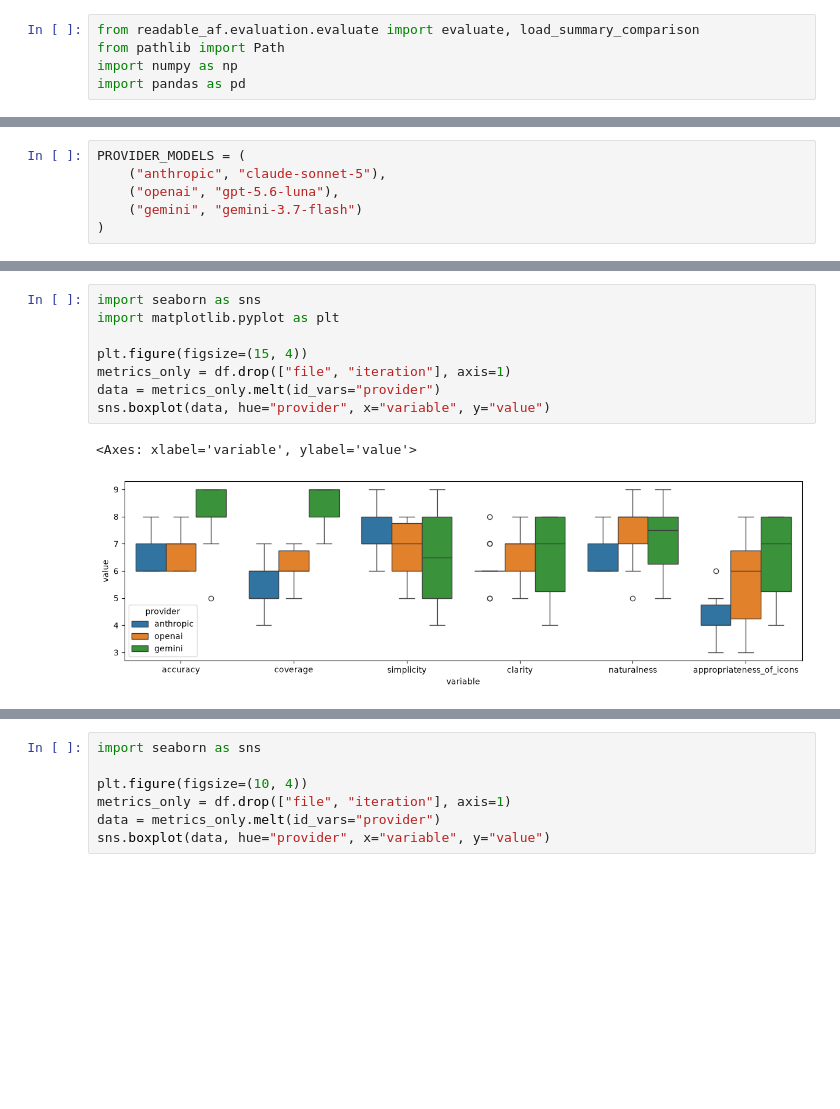
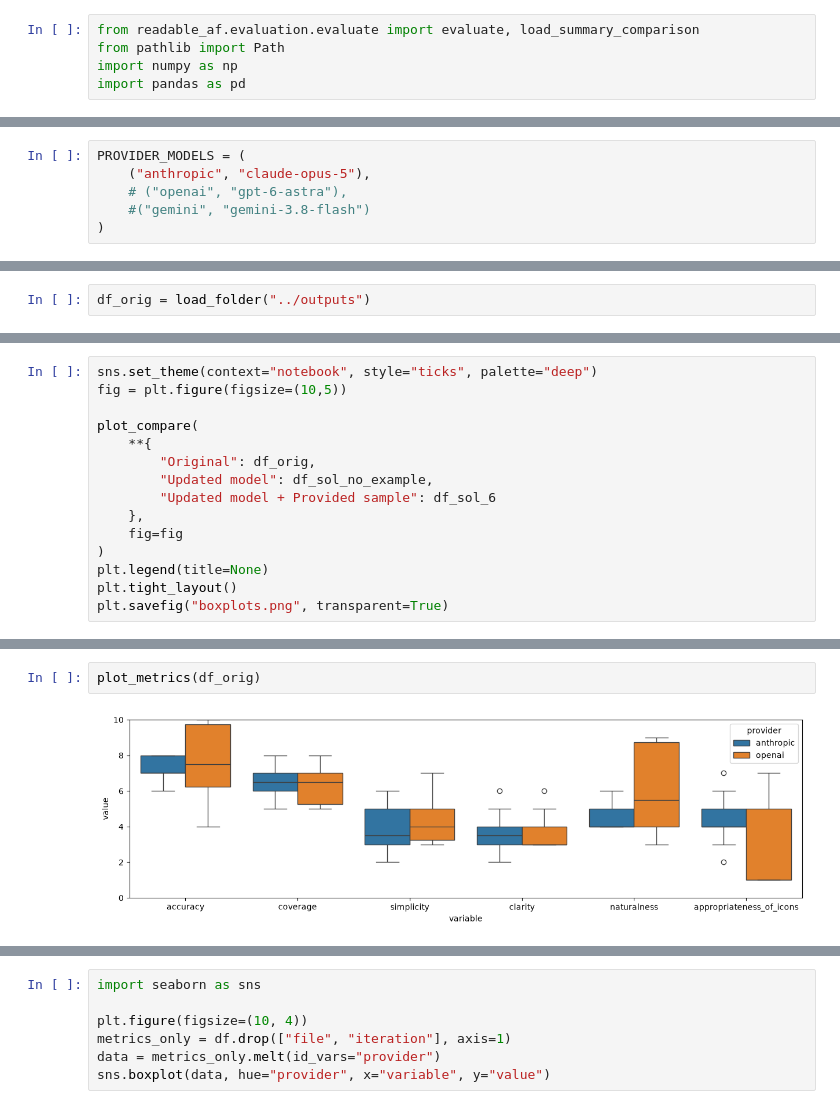
Before and after one commit to isaac-ped/aphasiaFriendly, a Jupyter notebook: analysis/analyze_evaluations.ipynb, the cells around one changed output, grey strips where cells are left out. Drawn from its saved outputs; the diff is of its cells as text; blank space fills up the shorter version.

```diff
--- a/analysis/analyze_evaluations.ipynb
+++ b/analysis/analyze_evaluations.ipynb
@@ -6,7 +11,7 @@ import pandas as pd
 # %%
 PROVIDER_MODELS = (
-    ("anthropic", "claude-sonnet-5"),
-    ("openai", "gpt-5.6-luna"),
-    ("gemini", "gemini-3.7-flash")
+    ("anthropic", "claude-opus-5"),
+    # ("openai", "gpt-6-astra"),
+    #("gemini", "gemini-3.8-flash")
 )
 # %%
@@ -66,0 +85,2 @@ df
+# %%
+df_orig = load_folder("../outputs")
@@ -66,0 +222,15 @@ df
+# %%
+sns.set_theme(context="notebook", style="ticks", palette="deep")
+fig = plt.figure(figsize=(10,5))
+
+plot_compare(
+    **{
+        "Original": df_orig,
+        "Updated model": df_sol_no_example,
+        "Updated model + Provided sample": df_sol_6
+    },
+    fig=fig
+)
+plt.legend(title=None)
+plt.tight_layout()
+plt.savefig("boxplots.png", transparent=True)
@@ -67,11 +271,4 @@ df
 # %%
-import seaborn as sns
-import matplotlib.pyplot as plt
-
-plt.figure(figsize=(15, 4))
-metrics_only = df.drop(["file", "iteration"], axis=1)
-data = metrics_only.melt(id_vars="provider")
-sns.boxplot(data, hue="provider", x="variable", y="value")
+plot_metrics(df_orig)
 # %% [output]
-<Axes: xlabel='variable', ylabel='value'>
-[figure, old version]
+[figure, new version]
```
Also changed, not shown: parts of 31 cells of this notebook, 8 other files.
